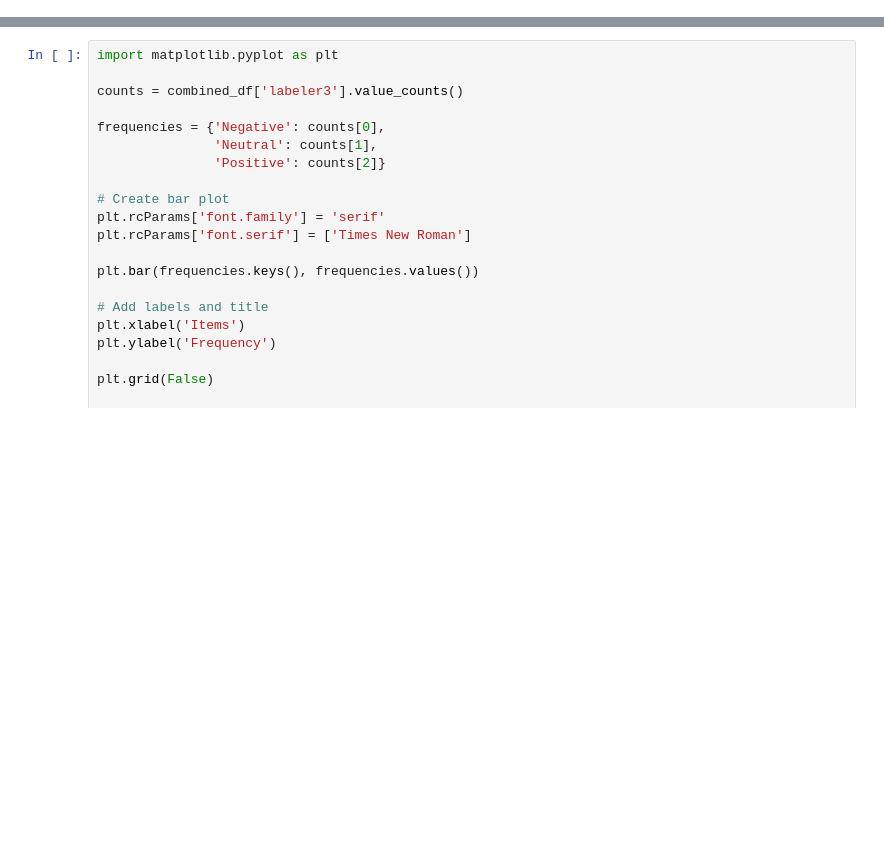
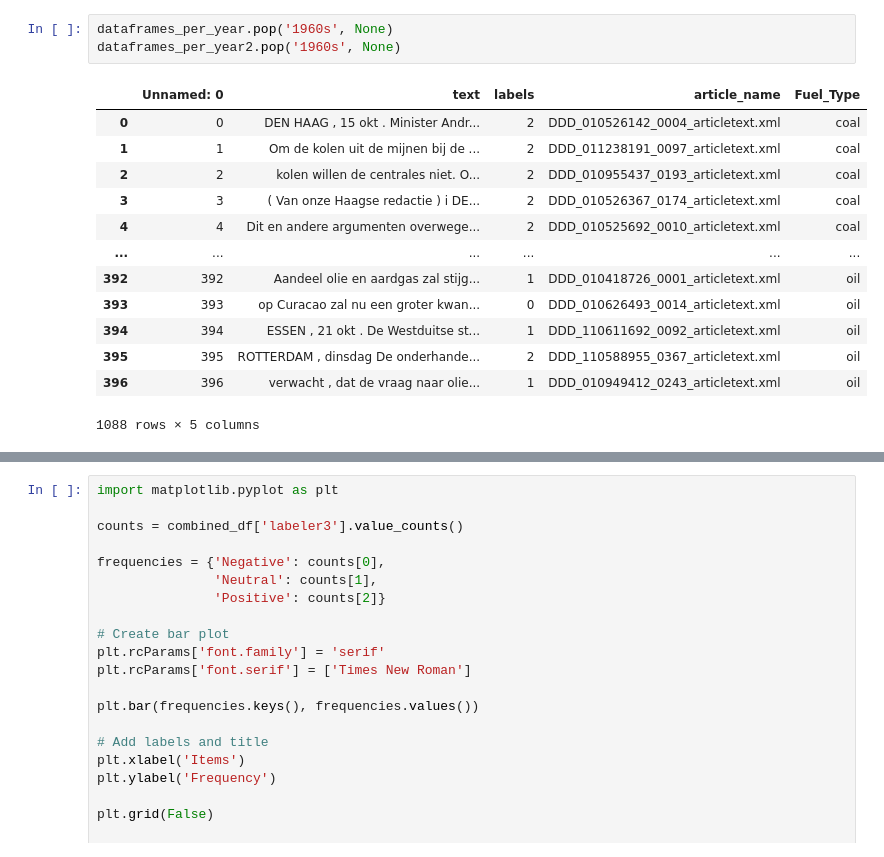
Before and after one commit to Ketskapow/ADS-Thesis-Project, a Jupyter notebook: data_exploration.ipynb, the cells around one changed output, grey strips where cells are left out. Drawn from its saved outputs; the diff is of its cells as text; blank space fills up the shorter version.

```diff
--- a/data_exploration.ipynb
+++ b/data_exploration.ipynb
@@ -52 +90,18 @@ oil
+# %%
+dataframes_per_year.pop('1960s', None)
+dataframes_per_year2.pop('1960s', None)
+# %% [output]
+|  | Unnamed: 0 | text | labels | article_name | Fuel_Type |
+| 0 | 0 | DEN HAAG , 15 okt . Minister Andr... | 2 | DDD_010526142_0004_articletext.xml | coal |
+| 1 | 1 | Om de kolen uit de mijnen bij de ... | 2 | DDD_011238191_0097_articletext.xml | coal |
+| 2 | 2 | kolen willen de centrales niet. O... | 2 | DDD_010955437_0193_articletext.xml | coal |
+| 3 | 3 | ( Van onze Haagse redactie ) i DE... | 2 | DDD_010526367_0174_articletext.xml | coal |
+| 4 | 4 | Dit en andere argumenten overwege... | 2 | DDD_010525692_0010_articletext.xml | coal |
+| ... | ... | ... | ... | ... | ... |
+| 392 | 392 | Aandeel olie en aardgas zal stijg... | 1 | DDD_010418726_0001_articletext.xml | oil |
+| 393 | 393 | op Curacao zal nu een groter kwan... | 0 | DDD_010626493_0014_articletext.xml | oil |
+| 394 | 394 | ESSEN , 21 okt . De Westduitse st... | 1 | DDD_110611692_0092_articletext.xml | oil |
+| 395 | 395 | ROTTERDAM , dinsdag De onderhande... | 2 | DDD_110588955_0367_articletext.xml | oil |
+| 396 | 396 | verwacht , dat de vraag naar olie... | 1 | DDD_010949412_0243_articletext.xml | oil |
+1088 rows × 5 columns
 # %%
```
Also changed, not shown: parts of 7 cells of this notebook, 2 other files.
